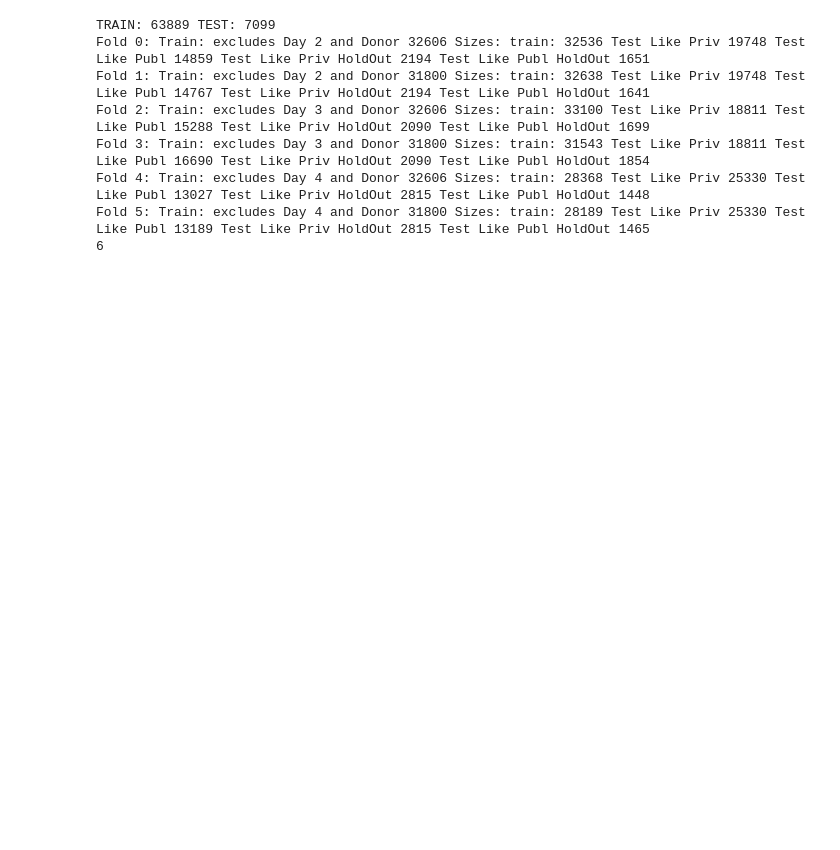
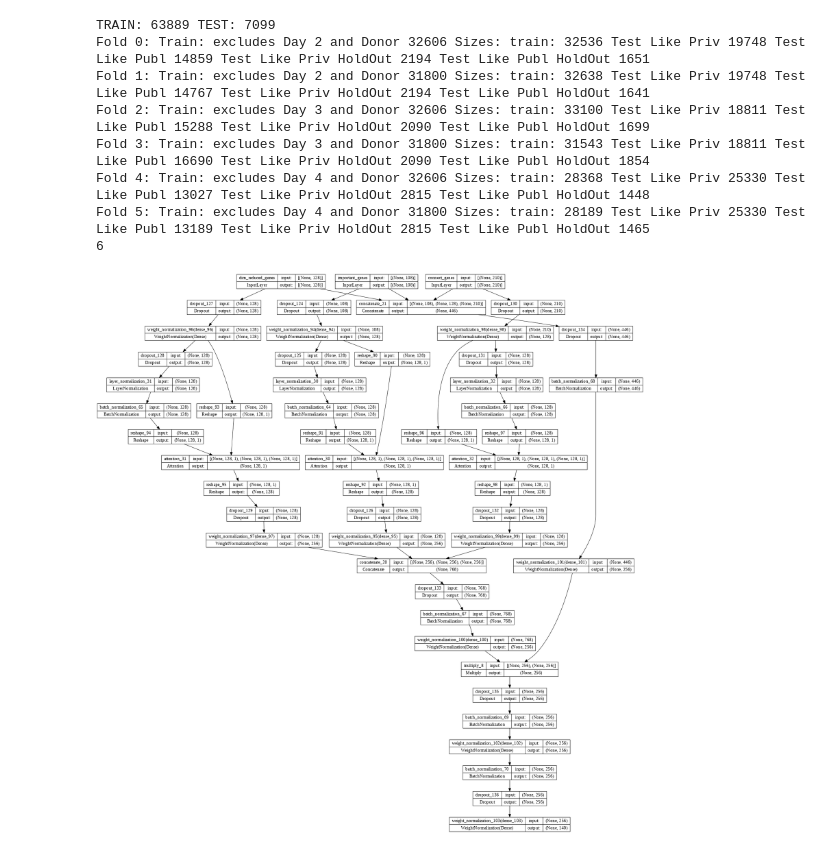
Before and after one commit to Barabaika/rna-cite-compit2022, a Jupyter notebook: cite_3_inps_cnn_attention.ipynb, the cells around one changed output. Drawn from its saved outputs; the diff is of its cells as text; code cells hidden in the pictures; blank space fills up the shorter version.

```diff
--- a/cite_3_inps_cnn_attention.ipynb
+++ b/cite_3_inps_cnn_attention.ipynb
@@ -297,17 +299,23 @@ def my_model(hp, n_inputs_imp_genes = 108, n_inputs_dim_red = 128, n_inputs_conn
     # hidden_size = hp.Choice('hidden_size', [2048, 4096], default = 4096)
     first_dence = hp.Choice('first_dence', [128, 256], default = 128)
     second_dence =hp.Choice('second_dence', [128, 256, 512, 1024], default = 256)
+    third_dence =hp.Choice('second_dence', [128, 256, 512, 1024], default = 256)
+    forth_dence =hp.Choice('second_dence', [128, 256, 512, 1024], default = 256)
     num_targets = Y.shape[1]
 
+    X_dot_list = []
     for key in x_dict.keys():
+      X_dot_list.append(x_dict[key])
       x_dict[key] = Dropout(0.1)(x_dict[key])
       x_dict[key] = WeightNormalization(
           Dense(first_dence, activation = activation_first),
           data_init=False
       )(x_dict[key])
       tmp_mask = x_dict[key]
+
       tmp_mask = Reshape((tmp_mask.shape[1], 1))(tmp_mask)
 
+      x_dict[key] = Dropout(0.1)(x_dict[key])
       x_dict[key] = LayerNormalization()(x_dict[key])
       x_dict[key] = BatchNormalization()(x_dict[key])
 
@@ -317,38 +325,58 @@ def my_model(hp, n_inputs_imp_genes = 108, n_inputs_dim_red = 128, n_inputs_conn
       x_dict[key] = Reshape((x_dict[key].shape[1], ))(x_dict[key])
       x_dict[key] = Dropout(0.1)(x_dict[key])
       x_dict[key] = WeightNormalization(
-          Dense(first_dence, activation = activation),
+          Dense(second_dence, activation = activation_first),
           data_init=False
       )(x_dict[key])
+
 
     x = Concatenate()(list(x_dict.values()))
     x = Dropout(0.1)(x)
     x = BatchNormalization(axis=1)(x)
     x = WeightNormalization(
-        Dense(second_dence, activation = activation),
+        Dense(third_dence, activation = activation),
+        data_init=False
+    )(x)
+
+    x_dot = Concatenate()(X_dot_list)
+    x_dot = Dropout(0.1)(x_dot)
+    x_dot = BatchNormalization(axis=1)(x_dot)
+    x_dot = WeightNormalization(
+        Dense(third_dence, activation = activation),
+        data_init=False
+    )(x_dot)
+
+    x = Multiply()([x, x_dot])
+
+    x = Dropout(0.1)(x)
+    x = BatchNormalization(axis=1)(x)
+    x = WeightNormalization(
+        Dense(forth_dence, activation = activation),
         data_init=False
     )(x)
 
     x = BatchNormalization(axis=1)(x)
     x = Dropout(0.2)(x)
     x = WeightNormalization(
         Dense(num_targets,
 #               activation = activation_first
              ),
         data_init=False
     )(x)
 
     regressor = Model(
         inputs= [important_genes_input, dim_reduced_genes_input, connect_genes_input],
         outputs = x
     )
     regressor.compile(optimizer=tf.keras.optimizers.Adam(learning_rate=LR_START),
                       metrics=[negative_correlation_loss],
                       loss=negative_correlation_loss
                      )
 
     return regressor
 display(plot_model(my_model(keras_tuner.HyperParameters()), show_layer_names=True, show_shapes=True, dpi=72))
+# %% [output]
+[figure, added]
 # %%
 
 best_hp = keras_tuner.HyperParameters()
```
Also changed, not shown: parts of 5 cells of this notebook.
